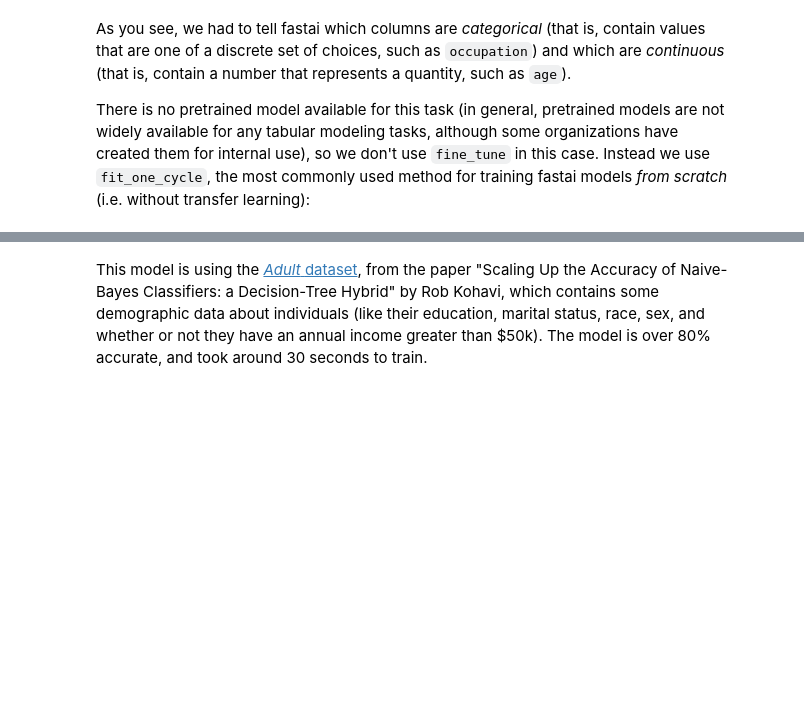
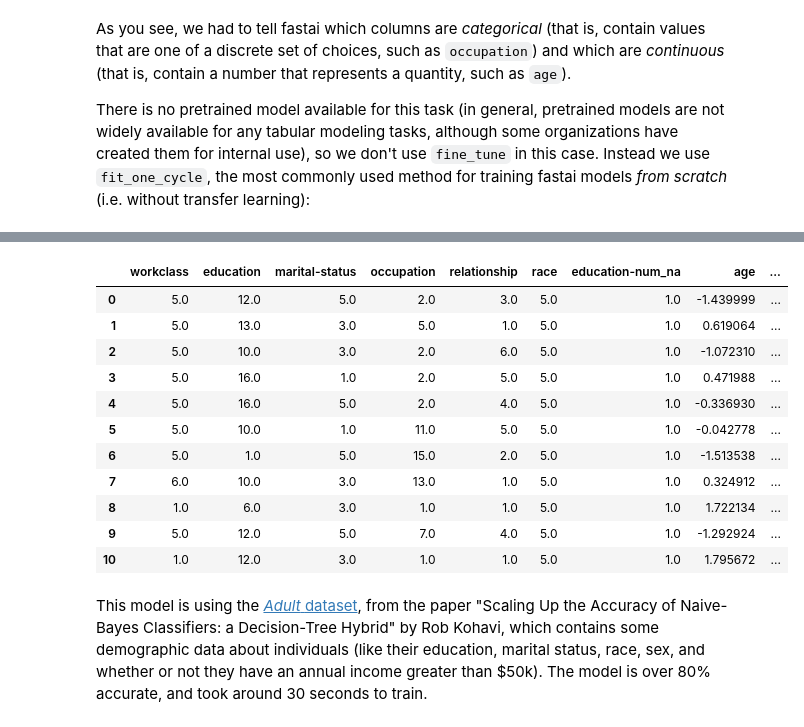
Before and after one commit to ahorn720/fastbook, a Jupyter notebook: 01_intro.ipynb, the cells around one changed output, grey strips where cells are left out. Cells and saved outputs as stored; diff of their text form; code cells hidden in the pictures; blank space fills up the shorter version.

```diff
--- a/01_intro.ipynb
+++ b/01_intro.ipynb
@@ -834,0 +812,3 @@ learn.fit_one_cycle(3)
+# %%
+learn.show_results(shuffle=True,max_n=11)
+# %% [output]
@@ -835,3 +816,15 @@ learn.fit_one_cycle(3)
+|  | workclass | education | marital-status | occupation | relationship | race | education-num_na | age | ... |
+| 0 | 5.0 | 12.0 | 5.0 | 2.0 | 3.0 | 5.0 | 1.0 | -1.439999 | ... |
+| 1 | 5.0 | 13.0 | 3.0 | 5.0 | 1.0 | 5.0 | 1.0 | 0.619064 | ... |
+| 2 | 5.0 | 10.0 | 3.0 | 2.0 | 6.0 | 5.0 | 1.0 | -1.072310 | ... |
+| 3 | 5.0 | 16.0 | 1.0 | 2.0 | 5.0 | 5.0 | 1.0 | 0.471988 | ... |
+| 4 | 5.0 | 16.0 | 5.0 | 2.0 | 4.0 | 5.0 | 1.0 | -0.336930 | ... |
+| 5 | 5.0 | 10.0 | 1.0 | 11.0 | 5.0 | 5.0 | 1.0 | -0.042778 | ... |
+| 6 | 5.0 | 1.0 | 5.0 | 15.0 | 2.0 | 5.0 | 1.0 | -1.513538 | ... |
+| 7 | 6.0 | 10.0 | 3.0 | 13.0 | 1.0 | 5.0 | 1.0 | 0.324912 | ... |
+| 8 | 1.0 | 6.0 | 3.0 | 1.0 | 1.0 | 5.0 | 1.0 | 1.722134 | ... |
+| 9 | 5.0 | 12.0 | 5.0 | 7.0 | 4.0 | 5.0 | 1.0 | -1.292924 | ... |
+| 10 | 1.0 | 12.0 | 3.0 | 1.0 | 1.0 | 5.0 | 1.0 | 1.795672 | ... |
 # %% [markdown]
 This model is using the [*Adult* dataset](http://robotics.stanford.edu/~ronnyk/nbtree.pdf), from the paper "Scaling Up the Accuracy of Naive-Bayes Classifiers: a Decision-Tree Hybrid" by Rob Kohavi, which contains some demographic data about individuals (like their education, marital status, race, sex, and whether or not they have an annual income greater than \$50k). The model is over 80\% accurate, and took around 30 seconds to train.
 # %% [markdown]
```
Also changed, not shown: parts of 5 cells of this notebook.
